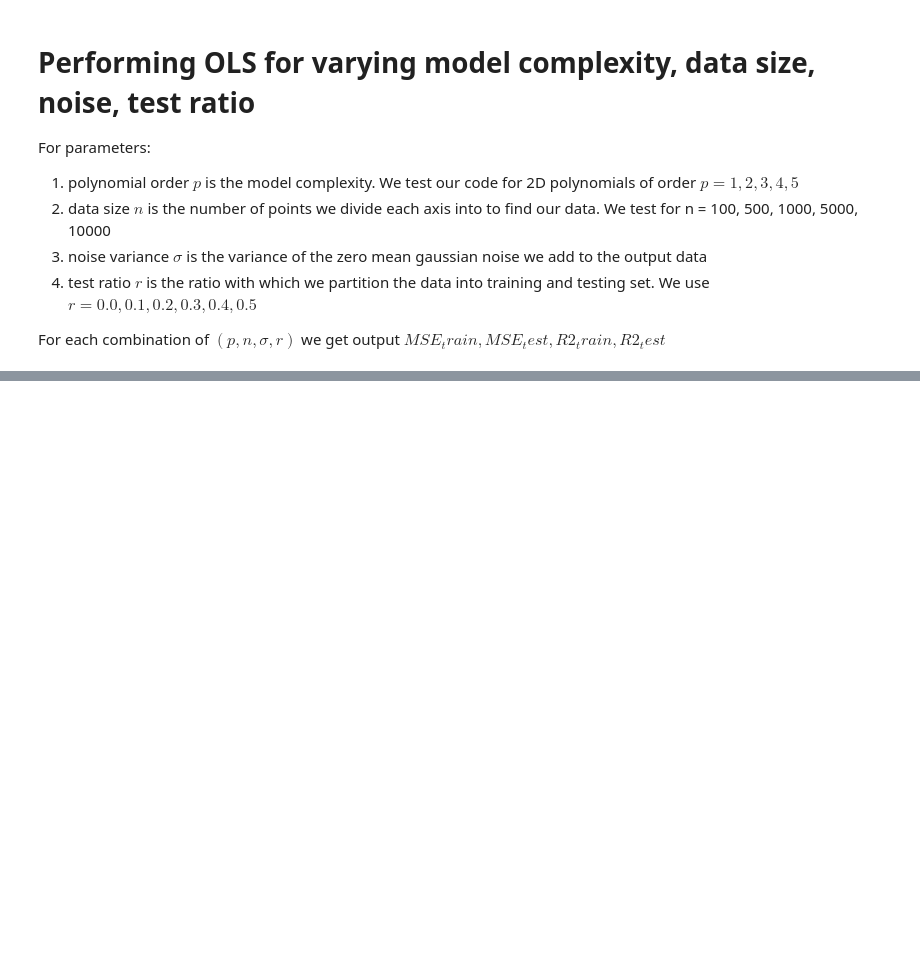
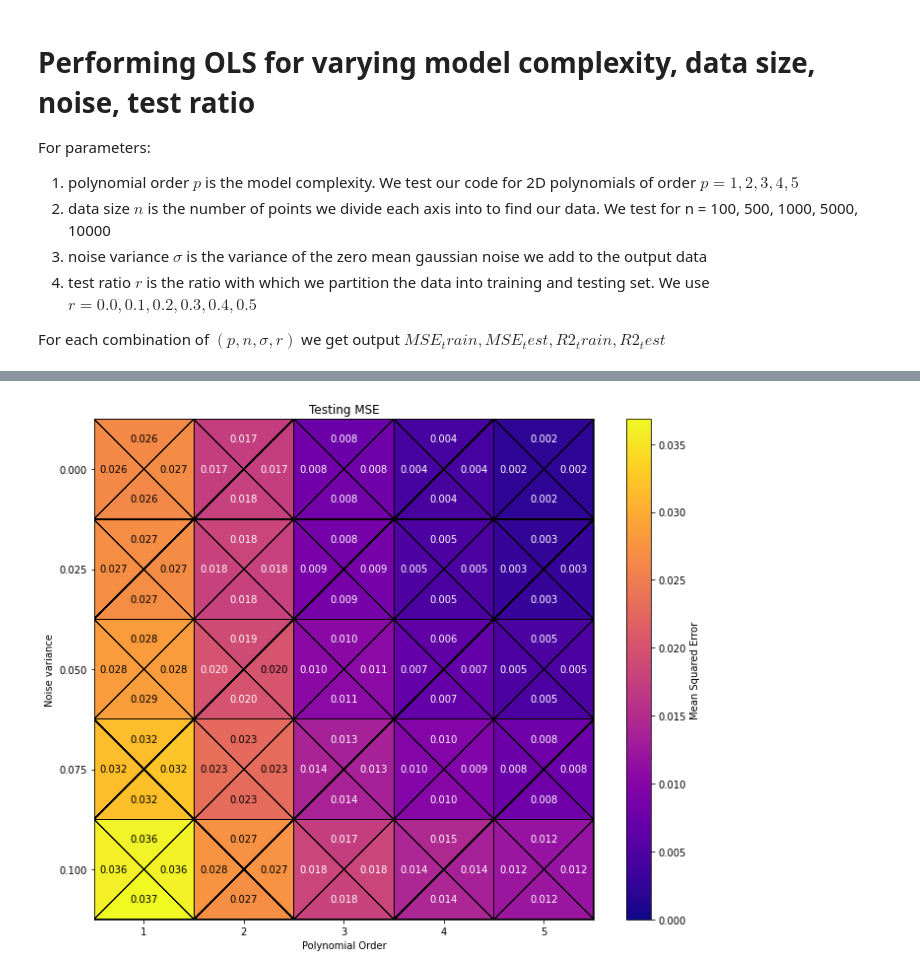
Before and after one commit to antble/CompSci-Project-1, a Jupyter notebook: regression_analysis/regression.ipynb, the cells around one changed output, grey strips where cells are left out. Cells and saved outputs as stored; diff of their text form; code cells hidden in the pictures; blank space fills up the shorter version.

```diff
--- a/regression_analysis/regression.ipynb
+++ b/regression_analysis/regression.ipynb
@@ -264,0 +199,43 @@ plt.show()
+# %%
+values = [np.transpose(test_MSE_arr[:, 0, : , 0]), np.transpose(test_MSE_arr[:, 0, : , 1]),
+          np.transpose(test_MSE_arr[:, 0, : , 2]), np.transpose(test_MSE_arr[:, 0, : , 3])]
+
+triangul = triangulation_for_triheatmap(M, N)
+cmaps = ['Blues','Blues','Blues','Blues']#['Blues', 'Greens', 'Purples', 'Reds']  # ['winter', 'spring', 'summer', 'autumn']
+norms = [plt.Normalize(-0.5, 1) for _ in range(4)]
+fig, ax = plt.subplots(figsize=(10,8))
+#imgs = [ax.tripcolor(t, np.ravel(val), cmap=cmap, norm=norm, ec='white')
+#        for t, val, cmap, norm in zip(triangul, values*100, cmaps, norms)]
+imgs = [ax.tripcolor(t, val.ravel(), cmap='plasma', vmin=0, vmax=np.max(np.max(values)), ec='k')
+        for t, val in zip(triangul, (values))]
+for val, dir in zip(values, [(-1, 0), (0, 1), (1, 0), (0, -1)]):
+    for i in range(M):
+        for j in range(N):
+            v = val[j, i]
+            ax.text(i + 0.3 * dir[1], j + 0.3 * dir[0], f'{v:.3f}', color='k' if 0.02 < v < 0.2 else 'w', ha='center', va='center')
+ax.set_xticks(range(M))
+ax.set_yticks(range(N))
+
+def ymajor_tick(x, pos):
+    return f"{x*0.025:.3f}"
+def xmajor_tick(x, pos):
+    return f"{x+1}"
+
+ax.yaxis.set_major_locator(MultipleLocator(1.000))
+# FuncFormatter is created and used automatically
+ax.yaxis.set_major_formatter(ymajor_tick)
+
+ax.xaxis.set_major_formatter(xmajor_tick)
+
+ax.invert_yaxis()
+ax.margins(x=0, y=0)
+ax.set_xlabel("Polynomial Order")
+ax.set_ylabel("Noise variance")
+
+ax.set_aspect('equal', 'box')  # square cells
+cbar = fig.colorbar(imgs[0], ax=ax, label = "Mean Squared Error")
+ax.set_title("Testing MSE")
+plt.tight_layout()
+plt.show()
+# %% [output]
+[figure, added]
```
Also changed, not shown: parts of 22 cells of this notebook, 5 other files.
